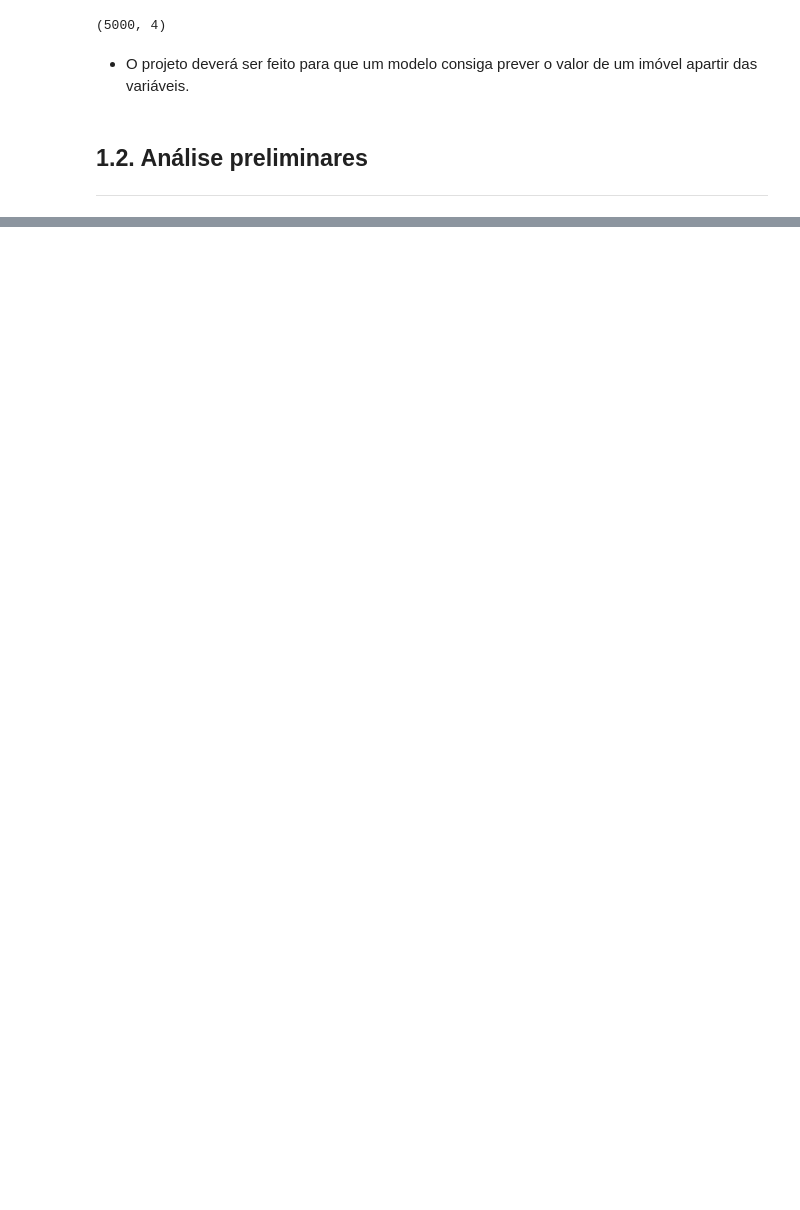
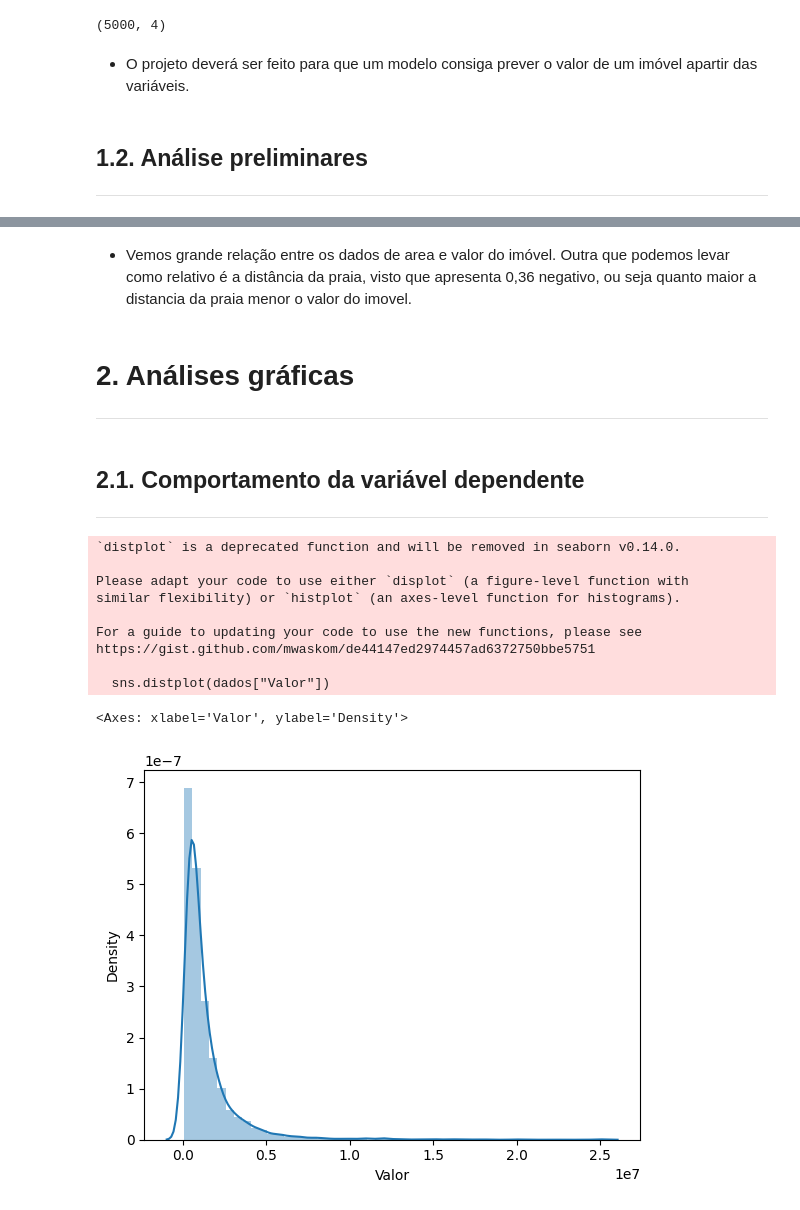
Before and after one commit to JonasSouza871/Machine-Learning-Statistics-Studies, a Jupyter notebook: Regressão_Linear_e_Técnicas_Avançadas_de_Modelagem.ipynb, the cells around one changed output, grey strips where cells are left out. Drawn from its saved outputs; the diff is of its cells as text; code cells hidden in the pictures; blank space fills up the shorter version.

Commit message:
Adiciona análise gráfica e separação de datasets em treino e teste.

```diff
--- a/Regressão_Linear_e_Técnicas_Avançadas_de_Modelagem.ipynb
+++ b/Regressão_Linear_e_Técnicas_Avançadas_de_Modelagem.ipynb
@@ -44,0 +65,24 @@ dados.shape #O dataset possui 5000 imoveis cadastrados.
+# %% [markdown]
+- Vemos grande relação entre os dados de area e valor do imóvel. Outra que podemos levar como relativo é a distância da praia, visto que apresenta 0,36 negativo, ou seja quanto maior a distancia da praia menor o valor do imovel.
+# %% [markdown]
+# 2. Análises gráficas
+
+-----------
+# %% [markdown]
+## 2.1. Comportamento da variável dependente
+
+------
+# %%
+sns.distplot(dados["Valor"])
+# %% [output]
+`distplot` is a deprecated function and will be removed in seaborn v0.14.0.
+
+Please adapt your code to use either `displot` (a figure-level function with
+similar flexibility) or `histplot` (an axes-level function for histograms).
+
+For a guide to updating your code to use the new functions, please see
+https://gist.github.com/mwaskom/de44147ed2974457ad6372750bbe5751
+
+  sns.distplot(dados["Valor"])
+<Axes: xlabel='Valor', ylabel='Density'>
+[figure, added]
```
Also changed, not shown: parts of 77 cells of this notebook.
